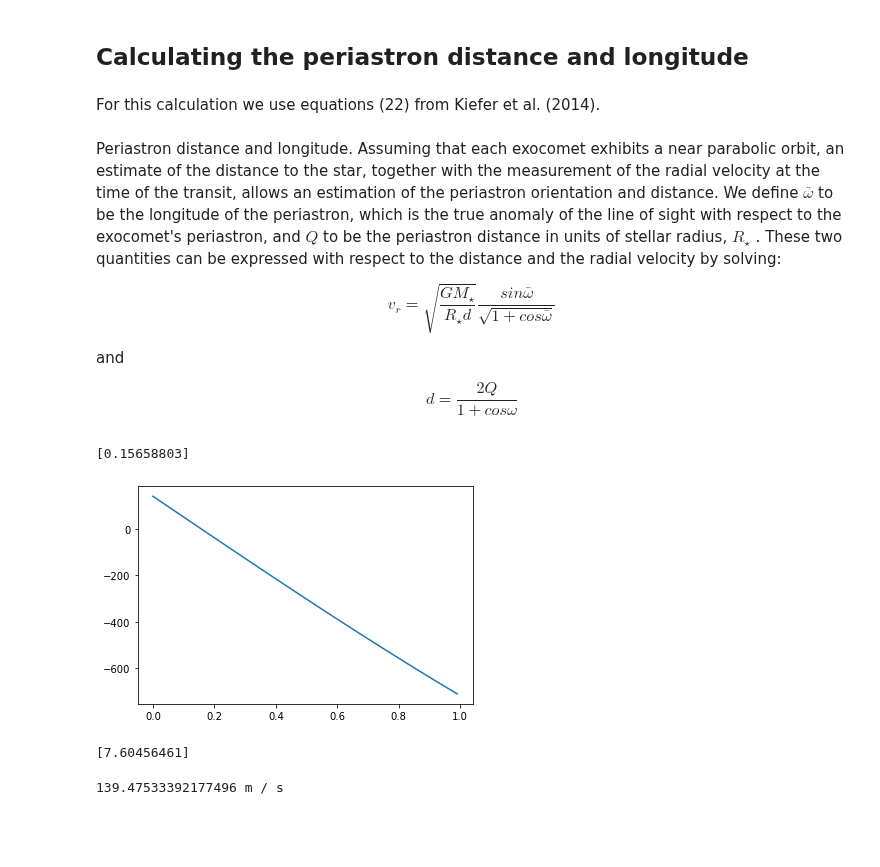
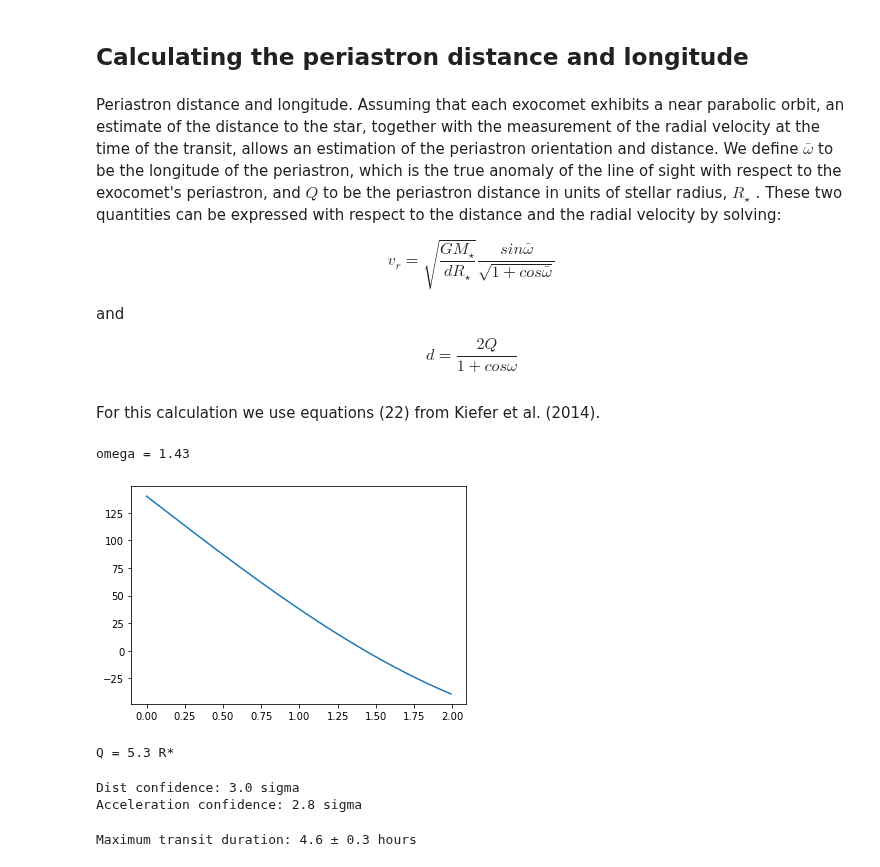
Before and after one commit to bdrdavies/exocomets, a Jupyter notebook: notebooks/transit_duration.ipynb, the cells around one changed output. Cells and saved outputs as stored; diff of their text form; code cells hidden in the pictures; blank space fills up the shorter version.

```diff
--- a/notebooks/transit_duration.ipynb
+++ b/notebooks/transit_duration.ipynb
@@ -61,12 +13,12 @@ A exocometary feature is first seen at 04:37:42 and lasting until the end of obs
 # %% [markdown]
 ## Calculating the periastron distance and longitude
-# %% [markdown]
-For this calculation we use equations (22) from Kiefer et al. (2014).
 # %% [markdown]
 Periastron distance and longitude. Assuming that each exocomet exhibits a near parabolic orbit, an estimate of the distance to the star, together with the measurement of the radial velocity at the time of the transit, allows an estimation of the periastron orientation and distance. We define $\bar{\omega}$ to be the longitude of the periastron, which is the true anomaly of the line of sight with respect to the exocomet's periastron, and $Q$ to be the periastron distance in units of stellar radius, $R_\star$ . These two quantities can be expressed with respect to the distance and the radial velocity by solving:
 
-$$v_r = \sqrt{\frac{GM_\star}{R_\star d}}\frac{sin\bar{\omega}}{\sqrt{1+cos\bar{\omega}}}$$
+$$v_r = \sqrt{\frac{GM_\star}{d R_\star}}\frac{sin\bar{\omega}}{\sqrt{1+cos\bar{\omega}}}$$
 
 and
 
 $$d=\frac{2Q}{1+cos\omega}$$
+# %% [markdown]
+For this calculation we use equations (22) from Kiefer et al. (2014).
@@ -73,31 +40,42 @@ $$d=\frac{2Q}{1+cos\omega}$$
 # %%
-G = const.G
-M = 2*const.M_sun
-v = 140 * u.km / u.second
-d = dist_w_ave
+R = 1.8*const.R_sun # The radius of beta Pic
+G = const.G # Gravitational constant
+M = 2*const.M_sun # The mass of beta Pic
+v = 140 * u.km / u.second # From our data
+d = 9.3*R # From our data (calculated using a = GM/d^2)
+d_uncertainty = 3.1*R # From our data
+dvdt = 1.7*u.meter/u.second**2 # From our data (calculated by measuring the slope of speed vs time)
+dvdt_uncertainty = 0.6*u.meter/u.second**2 # From our data
 # %%
+# We solve the quation for vr given above
 
+func = lambda omega : v - (np.sqrt(G*M/(d))*np.sin(omega)/np.sqrt(1 + np.cos(omega)))
 
-func = lambda omega : v - (np.sqrt(G*M/R*d)*np.sin(omega)/np.sqrt(1 + np.cos(omega)))
+omega = np.arange(0,2,0.01)
 
-omega = np.arange(0,1,0.01)
+initial_guess = 1.2
 
-initial_guess = 0.2
-
-omega_solution = fsolve(func, initial_guess)
+omega_solution = fsolve(func, initial_guess)[0]
 
 plt.plot(omega, func(omega))
-
-print(omega_solution)
+print("omega =",round(omega_solution,2))
 # %% [output]
-[0.15658803]
+omega = 1.43
-[figure, old version]
+[figure, new version]
-# %%
-print(2*dist_w_ave/(1+np.cos(omega_solution)))
-# %% [output]
-[7.60456461]
-# %%
-omega = 0.156
-print(np.sqrt(G*M/R*d)*np.sin(omega)/np.sqrt(1 + np.cos(omega))/1e3)
-# %% [output]
-139.47533392177496 m / s
+# %%
+Q = (d*(1+np.cos(omega_solution))/2.)
+print("Q =",round((Q/R).value,2),"R*")
+# %% [output]
+Q = 5.3 R*
+# %%
+print("Dist confidence:",round((d/d_uncertainty).value,1),"sigma")
+print("Acceleration confidence:",round((dvdt/dvdt_uncertainty).value,1),"sigma")
+# %% [output]
+Dist confidence: 3.0 sigma
+Acceleration confidence: 2.8 sigma
+# %%
+dT = np.sqrt(2)*R/np.sqrt(Q*dvdt)
+dT_err = 1./(np.sqrt((d/d_uncertainty))+np.sqrt(dvdt/dvdt_uncertainty))
+print("Maximum transit duration:",round(dT.to(u.hour).value,1),"±",round(dT_err.value,1),"hours")
+# %% [output]
+Maximum transit duration: 4.6 ± 0.3 hours
```
Also changed, not shown: parts of 11 cells of this notebook, 1 other file.
